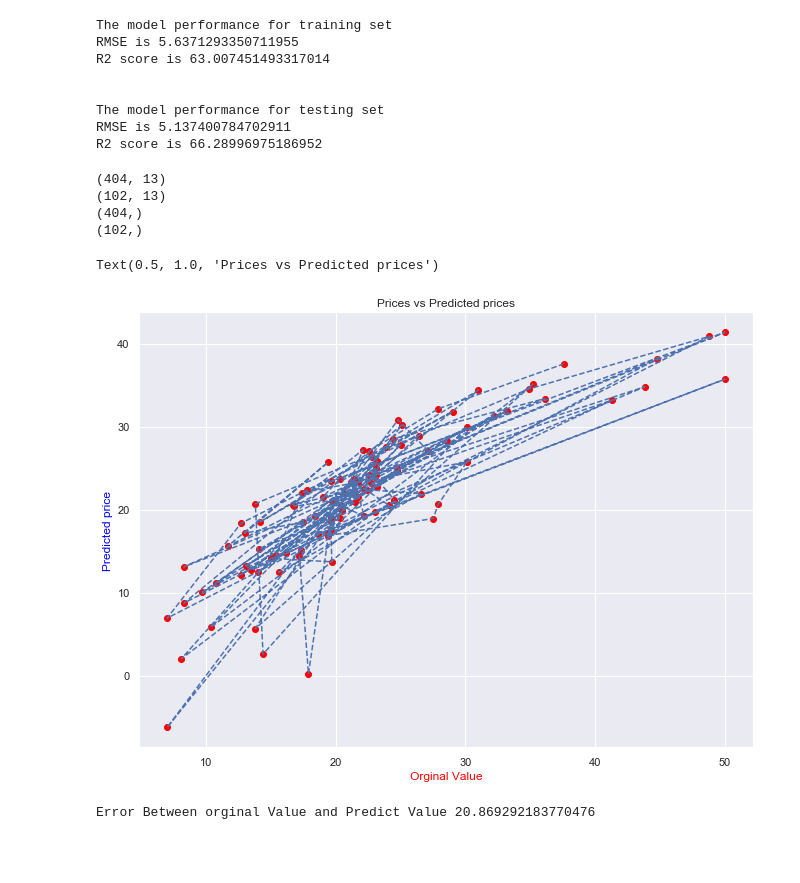
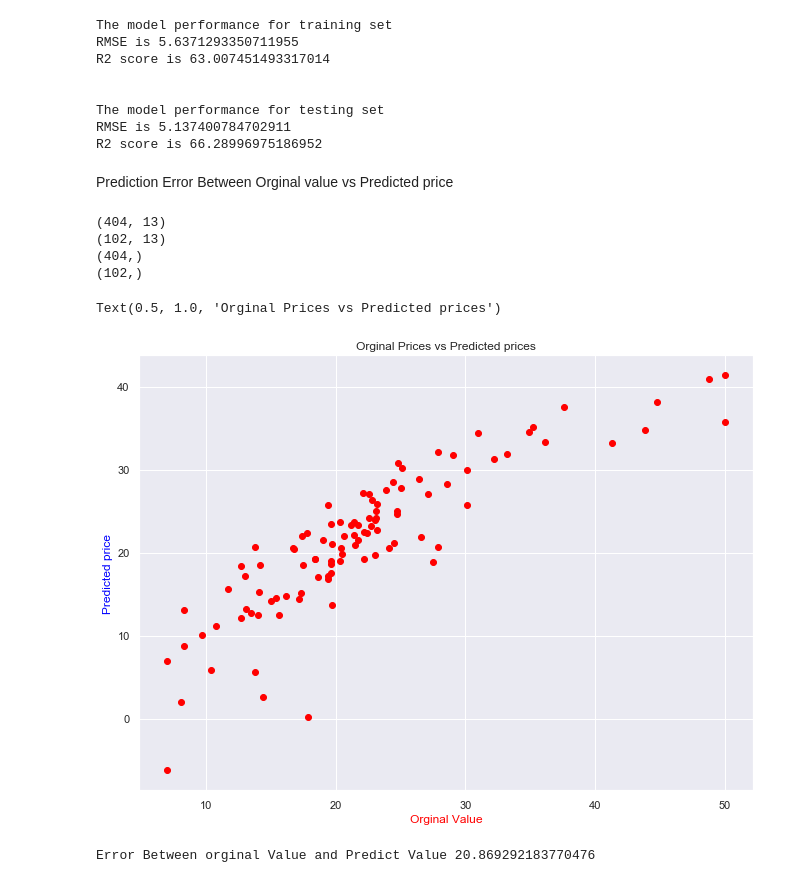
Before and after one commit to Sumitkchoubey/-analysis-machine-learning-, a Jupyter notebook: Boston DataSet.ipynb, the cells around one changed output. Cells and saved outputs as stored; diff of their text form; code cells hidden in the pictures; blank space fills up the shorter version.

```diff
--- a/Boston DataSet.ipynb
+++ b/Boston DataSet.ipynb
@@ -152,3 +140,5 @@ def performance_metric(Y_test, y_test_predict):
+# %% [markdown]
+Prediction Error Between Orginal value vs Predicted price
 # %%
 X1 = boston.drop('Price', axis = 1)
 Y1 = boston['Price']
@@ -167,19 +157,18 @@ print(Y1_test.shape)
 # %%
 from sklearn.linear_model import LinearRegression
 
 lm = LinearRegression()
 lm.fit(X1_train, Y1_train)
 
 Y1_pred = lm.predict(X1_test)
 colors = ("red")
 plt.scatter(Y1_test, Y1_pred,c=colors)
-plt.plot(Y1_test, Y1_pred, '--')
 plt.xlabel("Orginal Value",color='red')
 plt.ylabel("Predicted price",color='blue')
-plt.title("Prices vs Predicted prices")
+plt.title("Orginal Prices vs Predicted prices")
 # %% [output]
-Text(0.5, 1.0, 'Prices vs Predicted prices')
+Text(0.5, 1.0, 'Orginal Prices vs Predicted prices')
-[figure, old version]
+[figure, new version]
 # %%
 error =mean_squared_error(Y1_test, Y1_pred)
 print('Error Between orginal Value and Predict Value',error)
```
Also changed, not shown: parts of 1 cell of this notebook.
